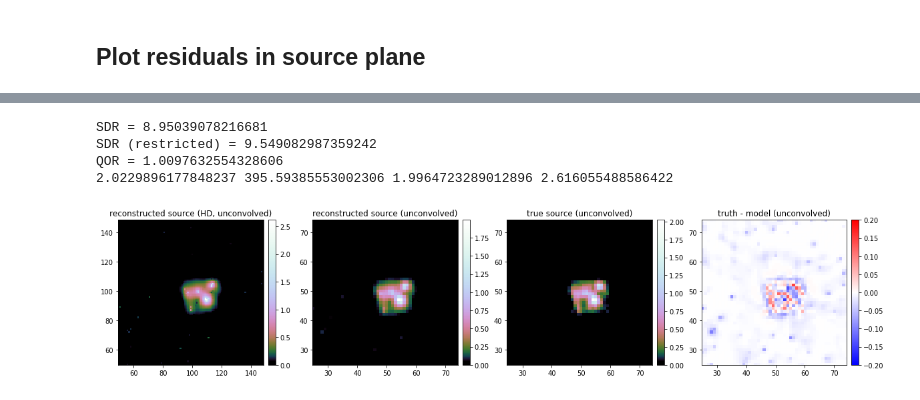
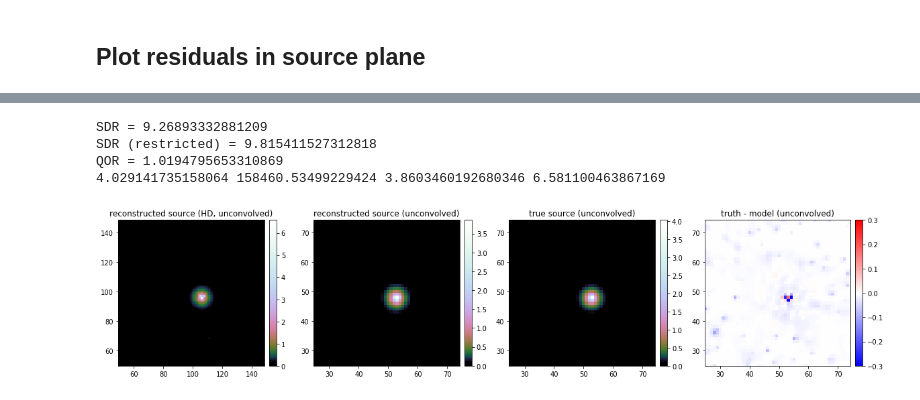
Before and after one commit to aymgal/SLITronomy, a Jupyter notebook: thirdparty/notebooks/03_complex_source_reconstruction.ipynb, the cells around one changed output, grey strips where cells are left out. Drawn from its saved outputs; the diff is of its cells as text; code cells hidden in the pictures.

```diff
--- a/thirdparty/notebooks/03_complex_source_reconstruction.ipynb
+++ b/thirdparty/notebooks/03_complex_source_reconstruction.ipynb
@@ -34,6 +34,8 @@ subgrid_res_source = 2
 use_threshold_mask = False
 perfect_seeing = False
 
+complex_source_type = 'peaky_profile'
+
 np.random.seed(18)
 # %% [output]
                  .|'''|       /.\      '||'''|,
@@ -362,7 +384,7 @@ print("SDR (restricted) =", SDR(source_sim[33:63, 38:68], source_estimate[33:63,
 print("QOR =", QOR(image_sim, sparseSolver.image_model(), np.sqrt(data_class.C_D)))
 
 print(source_sim.max(), source_sim_hd.max(), source_estimate.max(), source_estimate_hd.max())
-cut_level = 0.2
+cut_level = 0.3
 
 #residuals_source = source_sim/source_sim.max() - source_estimate/source_estimate.max()
 residuals_source_conv = source_sim_conv - source_estimate_conv
@@ -373,35 +395,35 @@ residuals_source_hd_conv = source_sim_hd_conv - source_estimate_hd_conv
 rel_error_source_conv = (source_sim_conv - source_estimate_conv) / source_sim_conv
 
 fig, axes = plt.subplots(1, 4, figsize=(20, 4))
 
 ax = axes[0]
 ax.set_title("reconstructed source (HD, unconvolved)")
 im = ax.imshow(source_estimate_hd, origin='lower', cmap=log_cmap('cubehelix', 0.03, 1))
 ax.set_xlim(len(source_estimate_hd)/4, 3*len(source_estimate_hd)/4)
 ax.set_ylim(len(source_estimate_hd)/4, 3*len(source_estimate_hd)/4)
 nice_colorbar(im)
 ax = axes[1]
 ax.set_title("reconstructed source (unconvolved)")
 im = ax.imshow(source_estimate, origin='lower', cmap=log_cmap('cubehelix', 0.03, 1))
 ax.set_xlim(len(source_sim)/4, 3*len(source_sim)/4)
 ax.set_ylim(len(source_sim)/4, 3*len(source_sim)/4)
 nice_colorbar(im)
 ax = axes[2]
 ax.set_title("true source (unconvolved)")
 im = ax.imshow(source_sim, origin='lower', cmap=log_cmap('cubehelix', 0.03, 1))
 ax.set_xlim(len(source_sim)/4, 3*len(source_sim)/4)
 ax.set_ylim(len(source_sim)/4, 3*len(source_sim)/4)
 nice_colorbar(im)
 ax = axes[3]
 ax.set_title("truth - model (unconvolved)")
 ax.set_xlim(len(source_sim)/4, 3*len(source_sim)/4)
 ax.set_ylim(len(source_sim)/4, 3*len(source_sim)/4)
 im = ax.imshow(residuals_source, origin='lower', cmap='bwr', vmin=-cut_level, vmax=cut_level)
 nice_colorbar(im)
 plt.show()
 # %% [output]
-SDR = 8.95039078216681
-SDR (restricted) = 9.549082987359242
-QOR = 1.0097632554328606
-2.0229896177848237 395.59385553002306 1.9964723289012896 2.616055488586422
+SDR = 9.26893332881209
+SDR (restricted) = 9.815411527312818
+QOR = 1.0194795653310869
+4.029141735158064 158460.53499229424 3.8603460192680346 6.581100463867169
-[figure, old version]
+[figure, new version]
```
Also changed, not shown: parts of 5 cells of this notebook, 4 other files.
